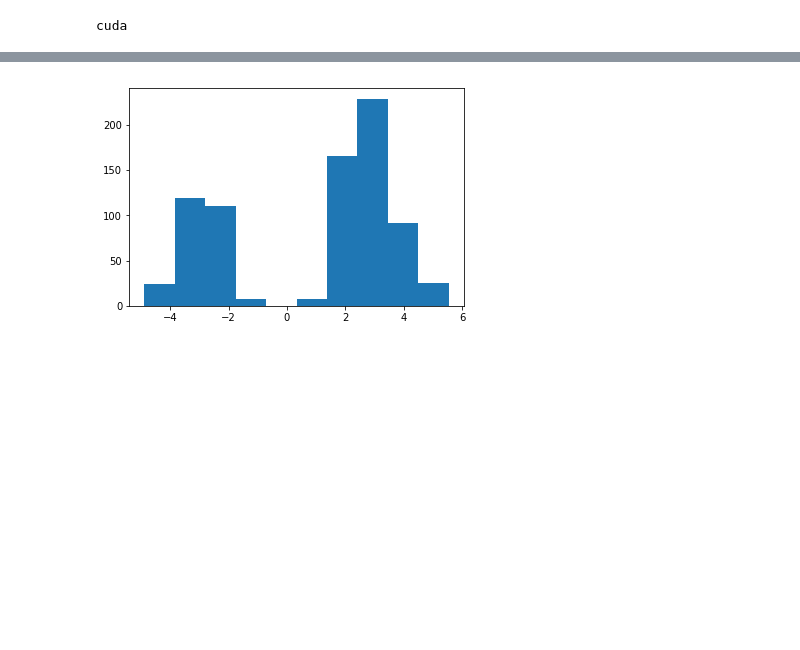
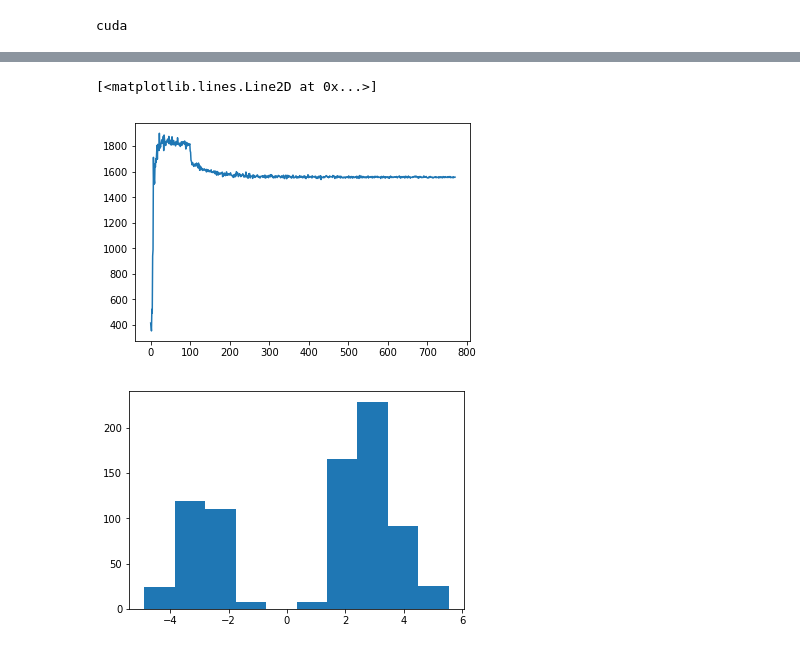
Before and after one commit to lyprince/hierarchical_lfads, a Jupyter notebook: inspect_results.ipynb, the cells around one changed output, grey strips where cells are left out. Saved outputs shown, nothing was run; the diff lists cells and outputs as text; code cells hidden in the pictures; blank space fills up the shorter version.

```diff
--- a/inspect_results.ipynb
+++ b/inspect_results.ipynb
@@ -147,3 +174,8 @@ run_manager.load_checkpoint('best')
+# %%
+plt.plot(run_manager.loss_dict['valid']['recon_deep'])
+# %% [output]
+[<matplotlib.lines.Line2D at 0x...>]
+[figure, added]
 # %%
 run_manager.model.train()
 recon, (factors, inputs) = run_manager.model(valid_data.permute(1, 0, 2))
```
Also changed, not shown: parts of 18 cells of this notebook, 9 other files.
